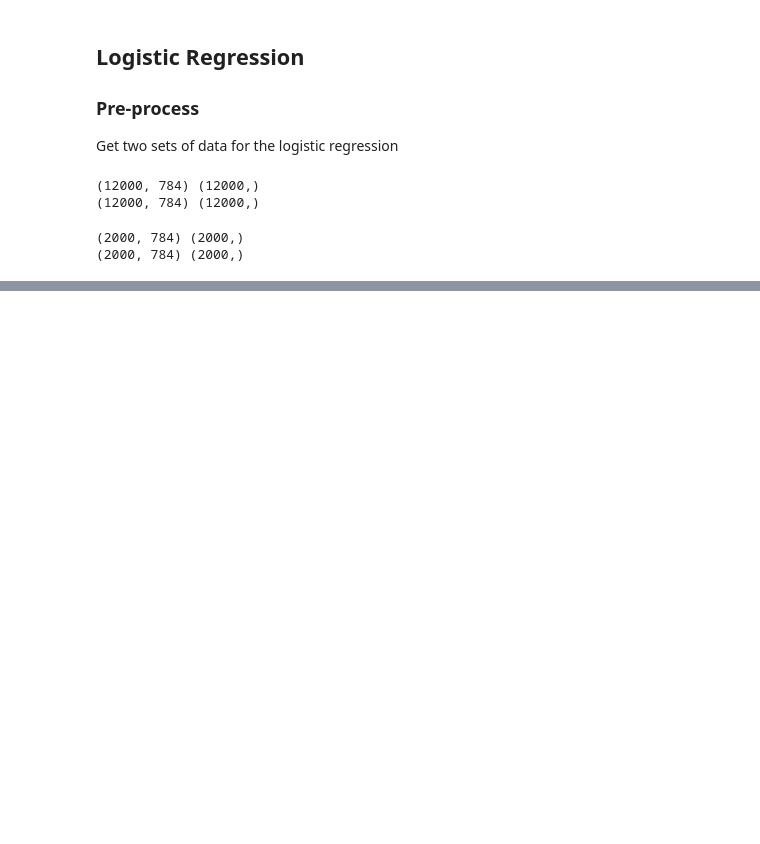
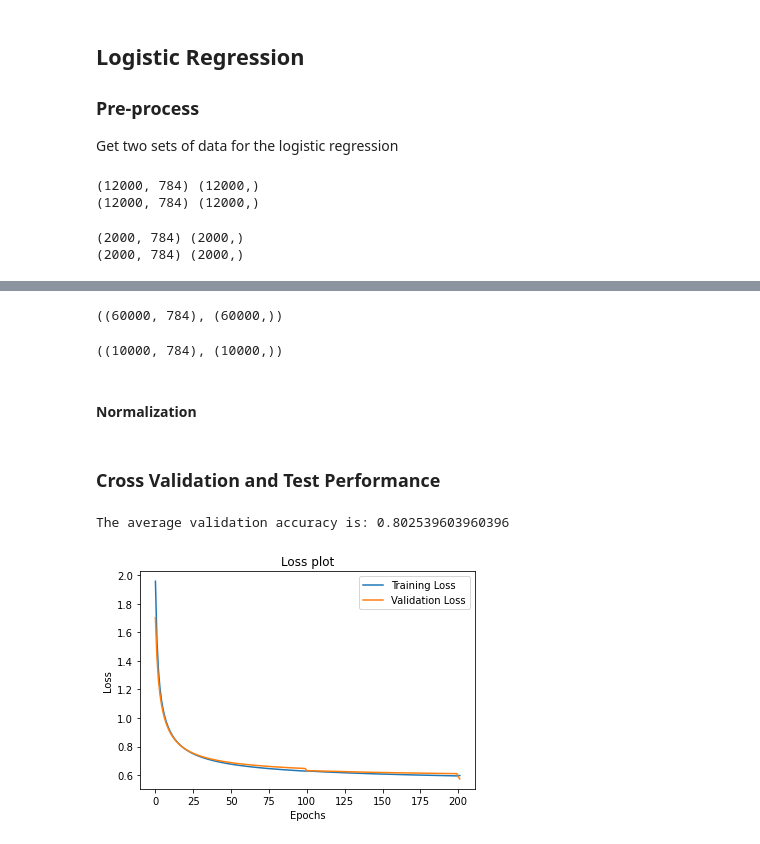
Before and after one commit to hblyx/CSE-151B, a Jupyter notebook: PA1/PA1_logreg.ipynb, the cells around one changed output, grey strips where cells are left out. Saved outputs shown, nothing was run; the diff lists cells and outputs as text; code cells hidden in the pictures; blank space fills up the shorter version.

```diff
--- a/PA1/PA1_logreg.ipynb
+++ b/PA1/PA1_logreg.ipynb
@@ -187,0 +211,36 @@ k 10 done
+# %%
+train_val = data.load_data()
+train_val[0].shape, train_val[1].shape
+# %% [output]
+((60000, 784), (60000,))
+# %%
+test = data.load_data(train=False)
+test[0].shape, test[1].shape
+# %% [output]
+((10000, 784), (10000,))
+# %% [markdown]
+#### Normalization
+# %%
+train_val_X, train_val_y = train_val
+test_X, test_y = test
+# %%
+# normalize X
+train_val_X = data.min_max_normalize(train_val_X)
+test_X = data.min_max_normalize(test_X)
+
+train_val = (train_val_X, train_val_y)
+test = (test_X, test_y)
+# %% [markdown]
+### Cross Validation and Test Performance
+# %%
+# use the default setting
+hyperparameters = {"epochs": 100,
+                   "batch_size": 64,
+                   "learning_rate": 0.001,
+                   "k_folds": 10}
+
+regressor_softmax, val_acc_softmax = cross_validation(train_val, hyperparameters, network.softmax, network.multiclass_cross_entropy, 10)
+print("The average validation accuracy is:", val_acc_softmax)
+# %% [output]
+The average validation accuracy is: 0.802539603960396
+[figure, added]
```
Also changed, not shown: parts of 11 cells of this notebook, 2 other files.
